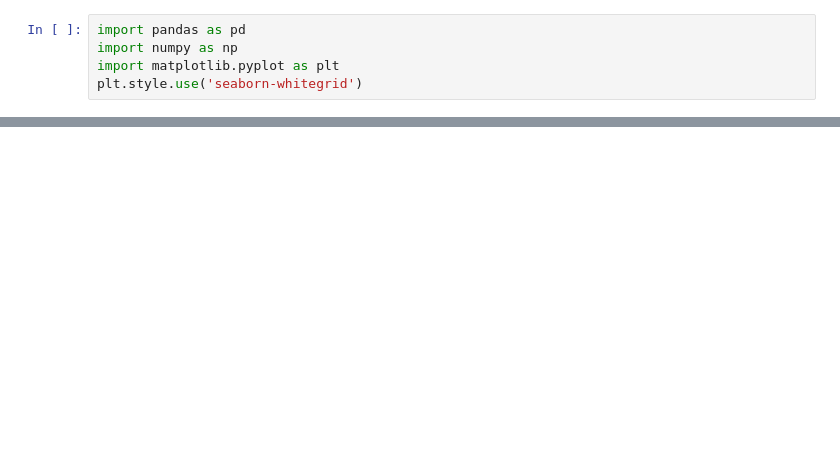
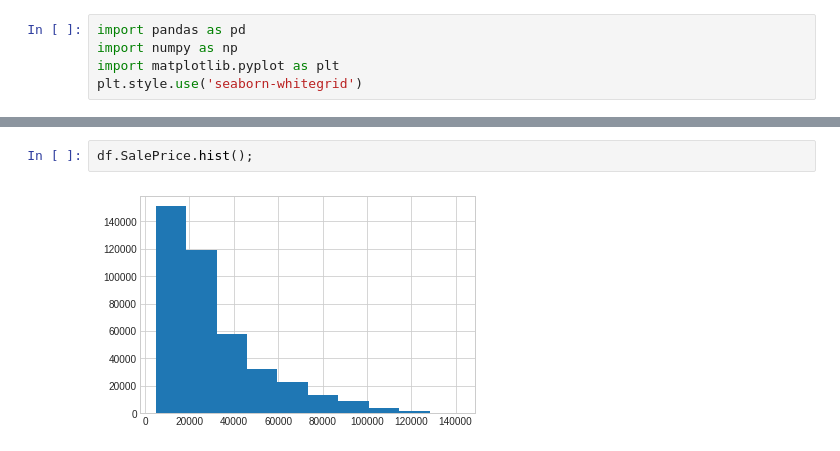
Before and after one commit to Naimul-Islam-Siam/price-prediction-regression_timeseries, a Jupyter notebook: bulldozer_price_regression.ipynb, the cells around one changed output, grey strips where cells are left out. Drawn from its saved outputs; the diff is of its cells as text; blank space fills up the shorter version.

```diff
--- a/bulldozer_price_regression.ipynb
+++ b/bulldozer_price_regression.ipynb
@@ -27,0 +80,4 @@ plt.style.use('seaborn-whitegrid')
+# %%
+df.SalePrice.hist();
+# %% [output]
+[figure, added]
```
Also changed, not shown: parts of 12 cells of this notebook.
